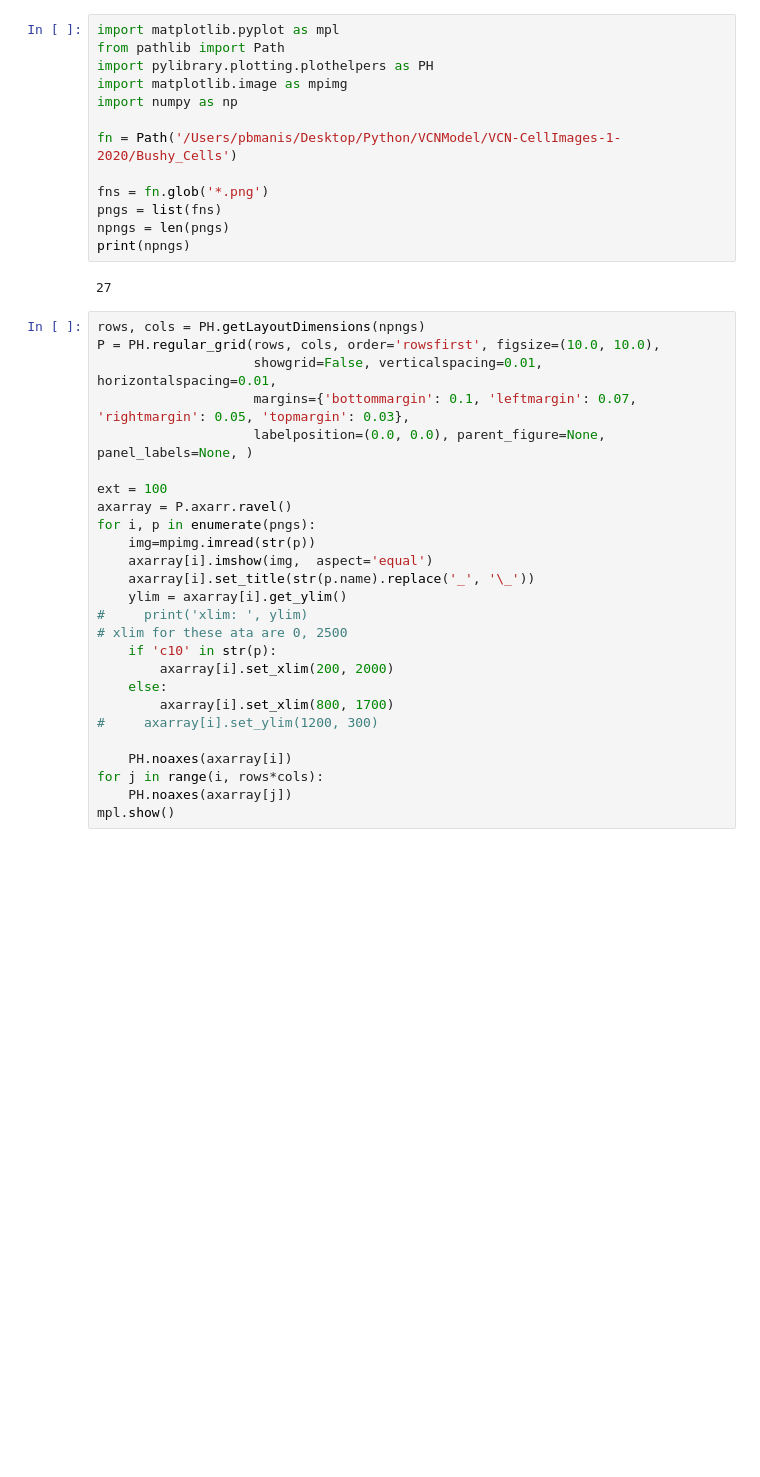
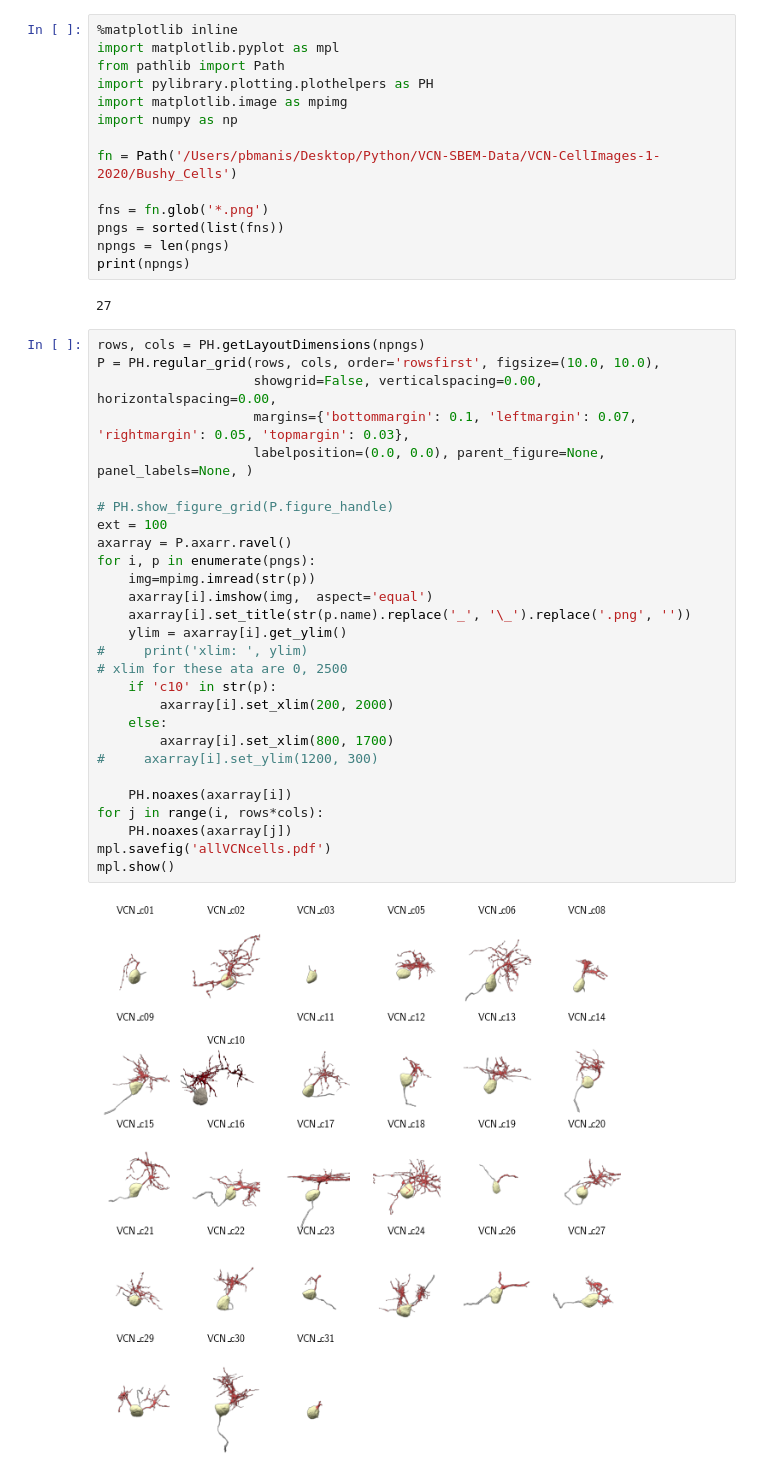
Before and after one commit to pbmanis/VCNModel, a Jupyter notebook: nb/plot_cells.ipynb, the cells around one changed output. Cells and saved outputs as stored; diff of their text form; blank space fills up the shorter version.

```diff
--- a/nb/plot_cells.ipynb
+++ b/nb/plot_cells.ipynb
@@ -1,14 +1,15 @@
 # %%
+%matplotlib inline
 import matplotlib.pyplot as mpl
 from pathlib import Path
 import pylibrary.plotting.plothelpers as PH
 import matplotlib.image as mpimg
 import numpy as np
 
-fn = Path('/Users/pbmanis/Desktop/Python/VCNModel/VCN-CellImages-1-2020/Bushy_Cells')
+fn = Path('/Users/pbmanis/Desktop/Python/VCN-SBEM-Data/VCN-CellImages-1-2020/Bushy_Cells')
 
 fns = fn.glob('*.png')
-pngs = list(fns)
+pngs = sorted(list(fns))
 npngs = len(pngs)
 print(npngs)
 # %% [output]
@@ -16,26 +17,30 @@ print(npngs)
 # %%
 rows, cols = PH.getLayoutDimensions(npngs)
 P = PH.regular_grid(rows, cols, order='rowsfirst', figsize=(10.0, 10.0),
-                    showgrid=False, verticalspacing=0.01, horizontalspacing=0.01,
+                    showgrid=False, verticalspacing=0.00, horizontalspacing=0.00,
                     margins={'bottommargin': 0.1, 'leftmargin': 0.07, 'rightmargin': 0.05, 'topmargin': 0.03},
                     labelposition=(0.0, 0.0), parent_figure=None, panel_labels=None, )
 
+# PH.show_figure_grid(P.figure_handle)
 ext = 100
 axarray = P.axarr.ravel()
 for i, p in enumerate(pngs):
     img=mpimg.imread(str(p))
     axarray[i].imshow(img,  aspect='equal')
-    axarray[i].set_title(str(p.name).replace('_', '\_'))
+    axarray[i].set_title(str(p.name).replace('_', '\_').replace('.png', ''))
     ylim = axarray[i].get_ylim()
 #     print('xlim: ', ylim)
 # xlim for these ata are 0, 2500
     if 'c10' in str(p):
         axarray[i].set_xlim(200, 2000)
     else:
         axarray[i].set_xlim(800, 1700)
 #     axarray[i].set_ylim(1200, 300)
 
     PH.noaxes(axarray[i])
 for j in range(i, rows*cols):
     PH.noaxes(axarray[j])
+mpl.savefig('allVCNcells.pdf')
 mpl.show()
+# %% [output]
+[figure, added]
```
Also changed, not shown: 10 other files.
